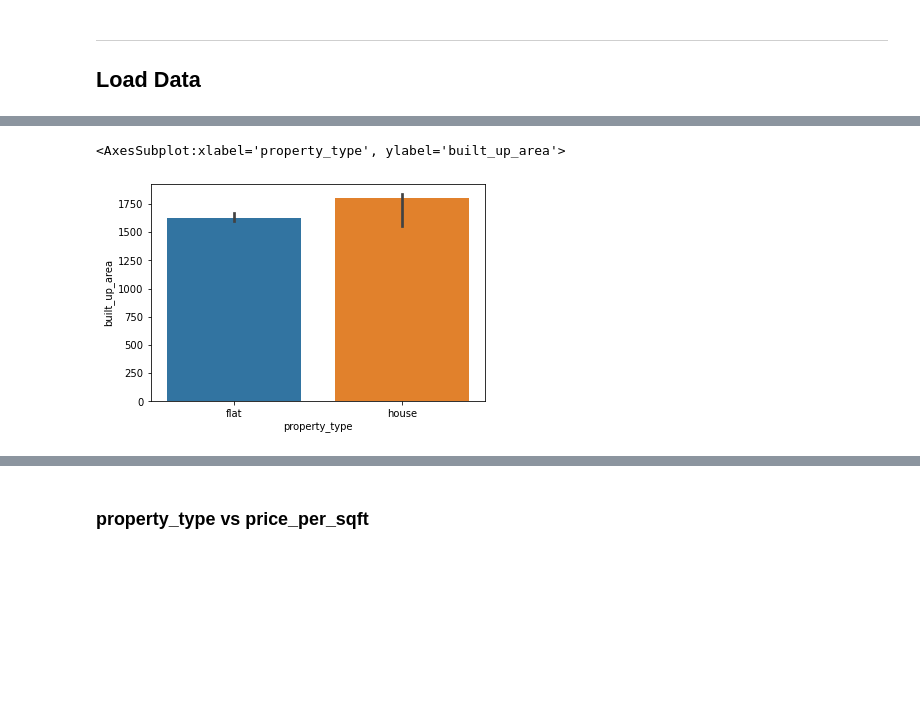
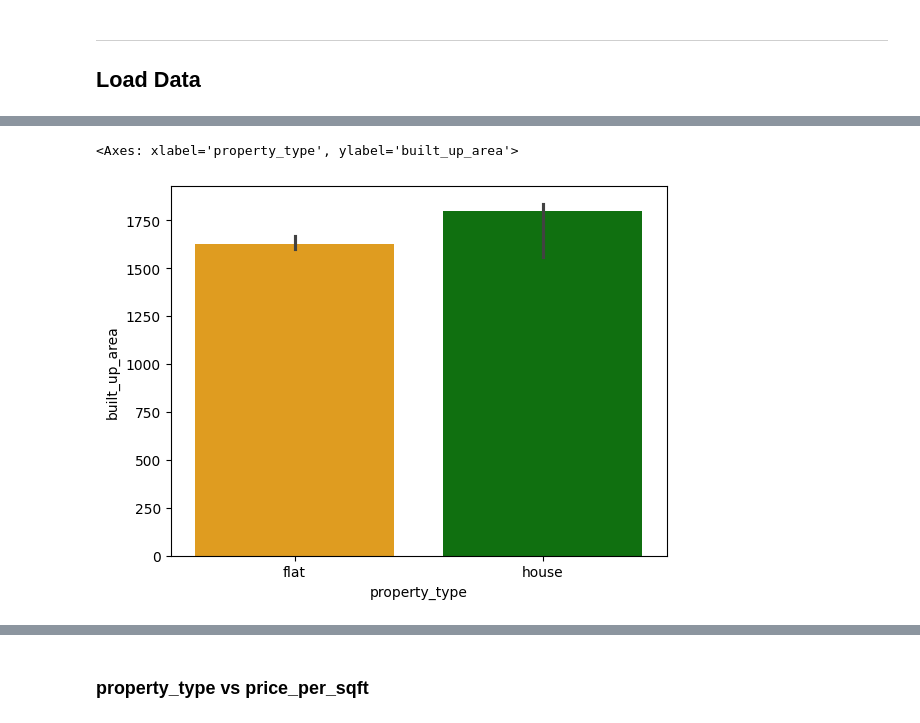
Before and after one commit to ranjanchoubey/real-estate, a Jupyter notebook: 4-eda/eda-multivariate-analysis.ipynb, the cells around one changed output, grey strips where cells are left out. Cells and saved outputs as stored; diff of their text form; code cells hidden in the pictures; blank space fills up the shorter version.

```diff
--- a/4-eda/eda-multivariate-analysis.ipynb
+++ b/4-eda/eda-multivariate-analysis.ipynb
@@ -11,5 +11,6 @@ pd.set_option('display.max_columns', None)
 ---
 ## Load Data
 # %%
-df = pd.read_csv('gurgaon_properties_cleaned_v2.csv').drop_duplicates()
+input = '../data/clean-data/flats-house-cleaned-v2.csv'
+df = pd.read_csv(input).drop_duplicates()
 df.head()
@@ -30,6 +42,6 @@ sns.boxplot(x=df['property_type'], y=df['price'])
 # %%
-sns.barplot(x=df['property_type'], y=df['built_up_area'], estimator=np.median)
+sns.barplot(x=df['property_type'], y=df['built_up_area'], estimator=np.median,hue=df['property_type'], palette=['orange', 'green'], legend=False)
 # %% [output]
-<AxesSubplot:xlabel='property_type', ylabel='built_up_area'>
+<Axes: xlabel='property_type', ylabel='built_up_area'>
-[figure, old version]
+[figure, new version]
 # %%
```
Also changed, not shown: parts of 9 cells of this notebook.
